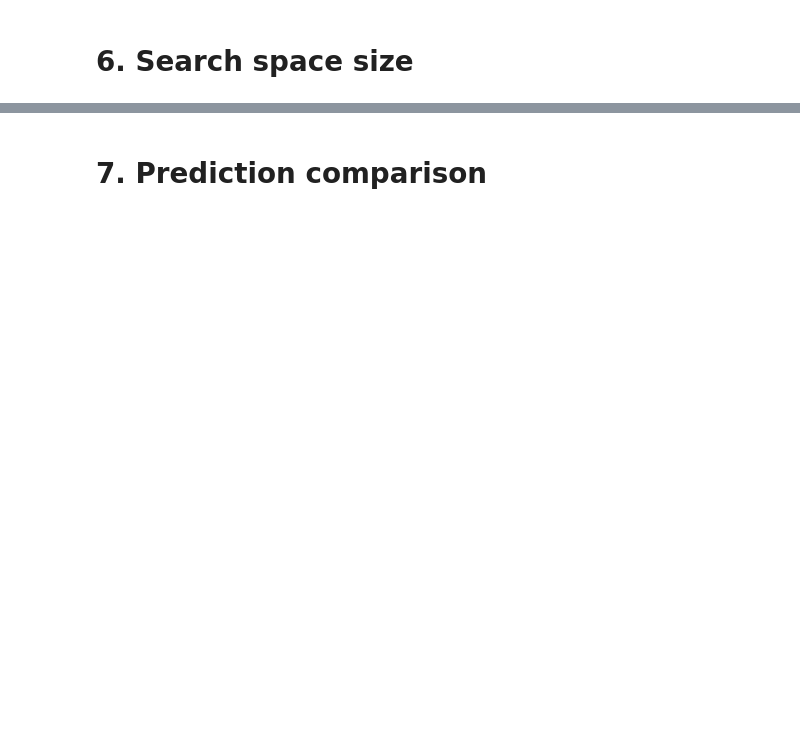
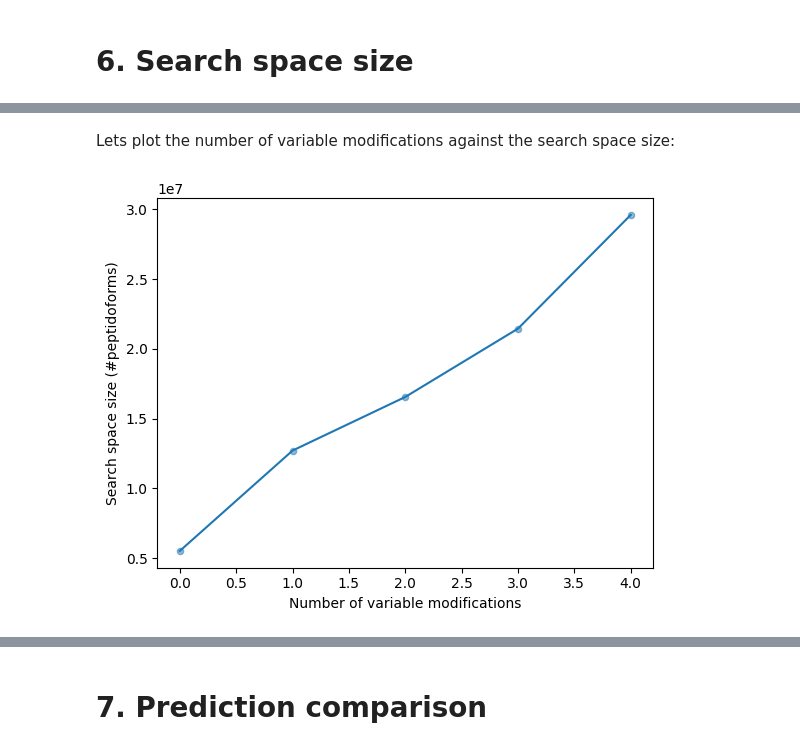
Before and after one commit to CompOmics/EUPA_2025_DIA, a Jupyter notebook: workshop/Workshop_EuPA2025.ipynb, the cells around one changed output, grey strips where cells are left out. Saved outputs shown, nothing was run; the diff lists cells and outputs as text; code cells hidden in the pictures; blank space fills up the shorter version.

```diff
--- a/workshop/Workshop_EuPA2025.ipynb
+++ b/workshop/Workshop_EuPA2025.ipynb
@@ -682,8 +746,8 @@ def apply_modifications(
 # %%
 # Your modification data
 modifications_search_space = [
-    ("[Oxidation]", ["M"]),  # , "P"
-    ("[OxidationP]", ["P"]),  # , "P"
+    ("[Oxidation]", ["M"]),
+    ("[OxidationP]", ["P"]),
     ("[Carbamidomethyl]", ["C"]),
     ("[Alkyl]", ["C"]),
     ("[DeamidationN]", ["N"]),
@@ -711,13 +775,12 @@ modifications_search_space = [
     ("[NitroY]", ["Y"]),
 ]
 
-
-charge_min_range = range(1, 3)
-charge_max_range = [2]
+charge_min_range = [1] #you can define a range with: range(1, 3)
+charge_max_range = [2] #you can define a range with: range(1, 3)
 maximum_length_range = [35]
-max_var_mods_range = [1]
+max_var_mods_range = [2]
 missed_cleavages = [2]
-num_var_mods = range(0, len(modifications_search_space[0:5]))
+num_var_mods = range(0, len(modifications_search_space[0:25]))
 
 combinations_df = product(
     charge_min_range,
@@ -742,5 +807,5 @@ df = pd.DataFrame(
 # %%
-fasta_analyze = "human_22032024.fasta"
+fasta_analyze = "data/human_22032024.fasta"
 
 # Define all standard amino acids
 all_amino_acids = set(
@@ -773,4 +838,3 @@ for idx,r in tqdm(df.iterrows()):
     search_space_list.append(all_peptidoforms)
 
 df["search_space"] = search_space_list
-df.to_csv("data/human_searchpace.csv")
@@ -779,4 +847,10 @@ sub_df_search_space = df[df["charge_min"] == 1]
+# %% [markdown]
+Lets plot the number of variable modifications against the search space size:
 # %%
-plt.scatter(sub_df_search_space["num_var_mods"], sub_df_search_space["search_space"],s=20,alpha=0.5)
-plt.plot(sub_df_search_space["num_var_mods"], sub_df_search_space["search_space"])
+plt.scatter(df["num_var_mods"], df["search_space"],s=20,alpha=0.5)
+plt.plot(df["num_var_mods"], df["search_space"])
+plt.xlabel("Number of variable modifications")
+plt.ylabel("Search space size (#peptidoforms)")
 plt.show()
+# %% [output]
+[figure, added]
```
Also changed, not shown: parts of 35 cells of this notebook.
